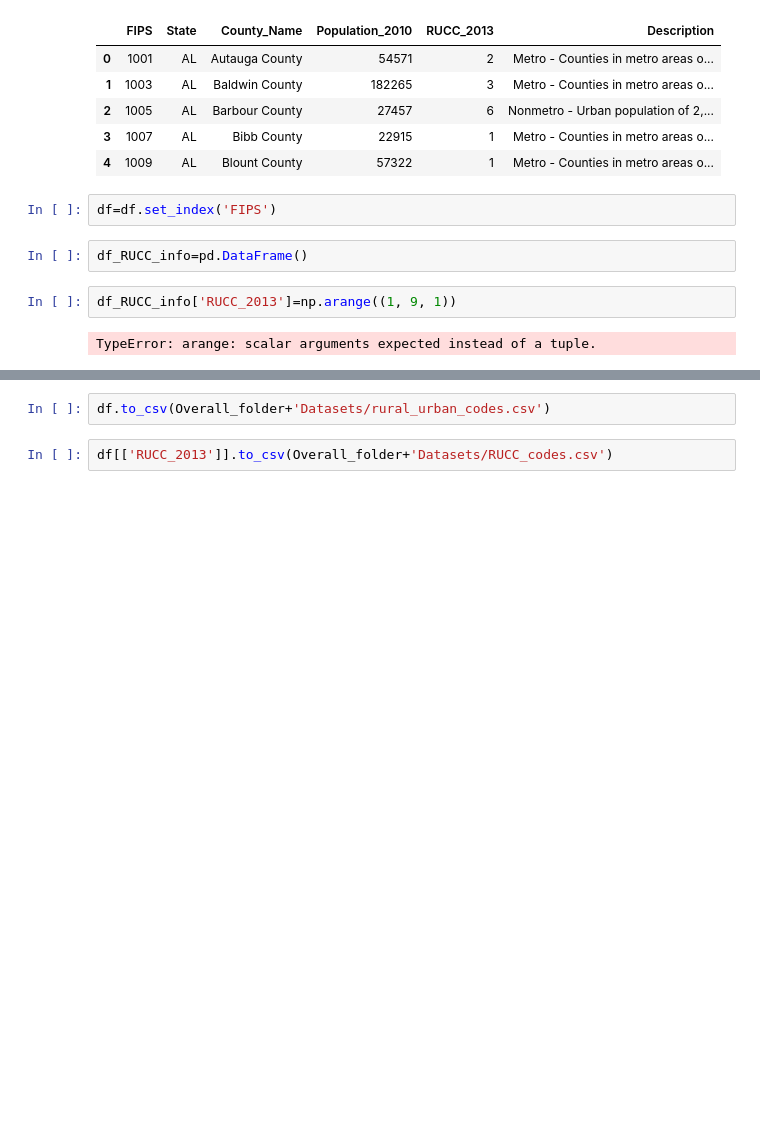
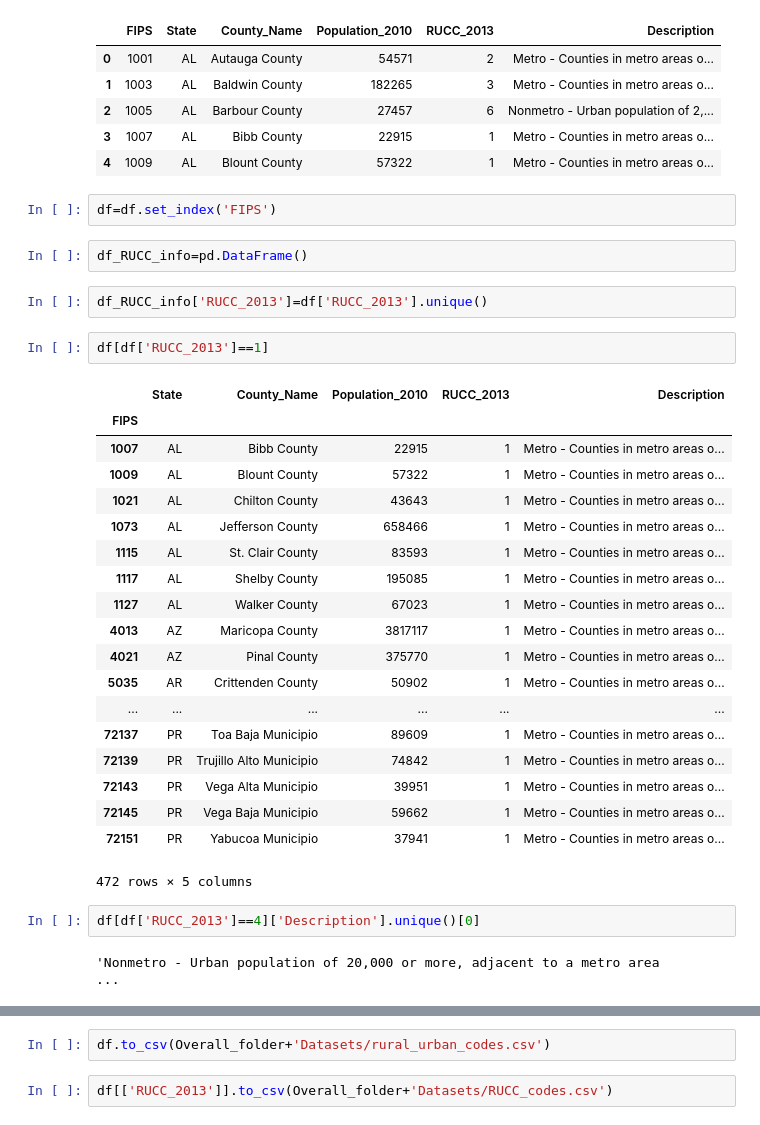
Before and after one commit to cathyxinxyz/Capstone_Project_1, a Jupyter notebook: Codes/Data Integration.ipynb, the cells around one changed output, grey strips where cells are left out. Saved outputs shown, nothing was run; the diff lists cells and outputs as text; blank space fills up the shorter version.

```diff
--- a/Codes/Data Integration.ipynb
+++ b/Codes/Data Integration.ipynb
@@ -357,7 +357,31 @@ df.head(5)
 df=df.set_index('FIPS')
 # %%
 df_RUCC_info=pd.DataFrame()
-# %%
-df_RUCC_info['RUCC_2013']=np.arange((1, 9, 1))
-# %% [output]
-TypeError: arange: scalar arguments expected instead of a tuple.
+# %%
+df_RUCC_info['RUCC_2013']=df['RUCC_2013'].unique()
+# %%
+df[df['RUCC_2013']==1]
+# %% [output]
+|  | State | County_Name | Population_2010 | RUCC_2013 | Description |
+| FIPS |  |  |  |  |  |
+| 1007 | AL | Bibb County | 22915 | 1 | Metro - Counties in metro areas o... |
+| 1009 | AL | Blount County | 57322 | 1 | Metro - Counties in metro areas o... |
+| 1021 | AL | Chilton County | 43643 | 1 | Metro - Counties in metro areas o... |
+| 1073 | AL | Jefferson County | 658466 | 1 | Metro - Counties in metro areas o... |
+| 1115 | AL | St. Clair County | 83593 | 1 | Metro - Counties in metro areas o... |
+| 1117 | AL | Shelby County | 195085 | 1 | Metro - Counties in metro areas o... |
+| 1127 | AL | Walker County | 67023 | 1 | Metro - Counties in metro areas o... |
+| 4013 | AZ | Maricopa County | 3817117 | 1 | Metro - Counties in metro areas o... |
+| 4021 | AZ | Pinal County | 375770 | 1 | Metro - Counties in metro areas o... |
+| 5035 | AR | Crittenden County | 50902 | 1 | Metro - Counties in metro areas o... |
+| ... | ... | ... | ... | ... | ... |
+| 72137 | PR | Toa Baja Municipio | 89609 | 1 | Metro - Counties in metro areas o... |
+| 72139 | PR | Trujillo Alto Municipio | 74842 | 1 | Metro - Counties in metro areas o... |
+| 72143 | PR | Vega Alta Municipio | 39951 | 1 | Metro - Counties in metro areas o... |
+| 72145 | PR | Vega Baja Municipio | 59662 | 1 | Metro - Counties in metro areas o... |
+| 72151 | PR | Yabucoa Municipio | 37941 | 1 | Metro - Counties in metro areas o... |
+472 rows × 5 columns
+# %%
+df[df['RUCC_2013']==4]['Description'].unique()[0]
+# %% [output]
+'Nonmetro - Urban population of 20,000 or more, adjacent to a metro area                                                                                                                                 ...
```
Also changed, not shown: parts of 6 cells of this notebook, 2 other files.
